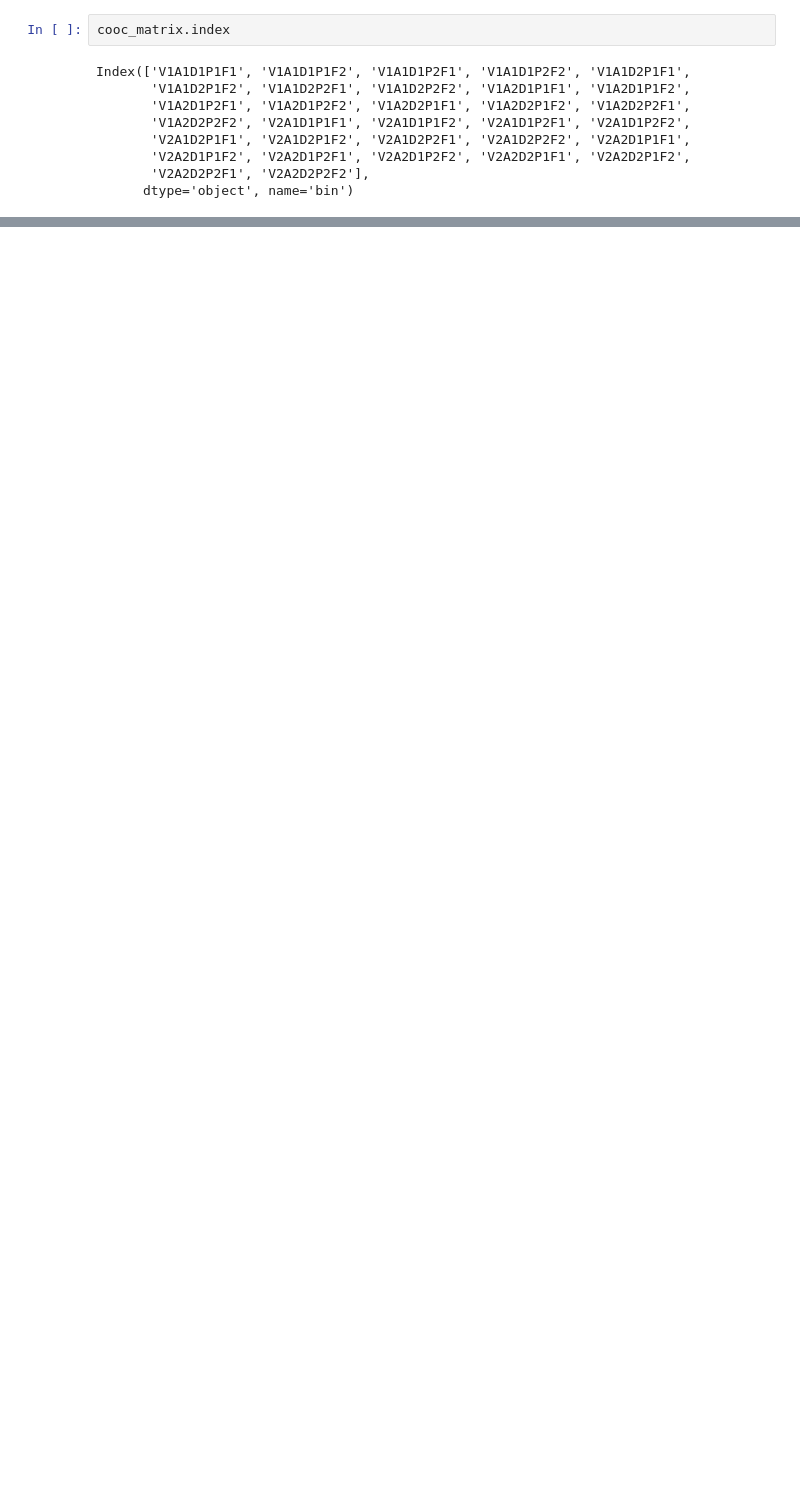
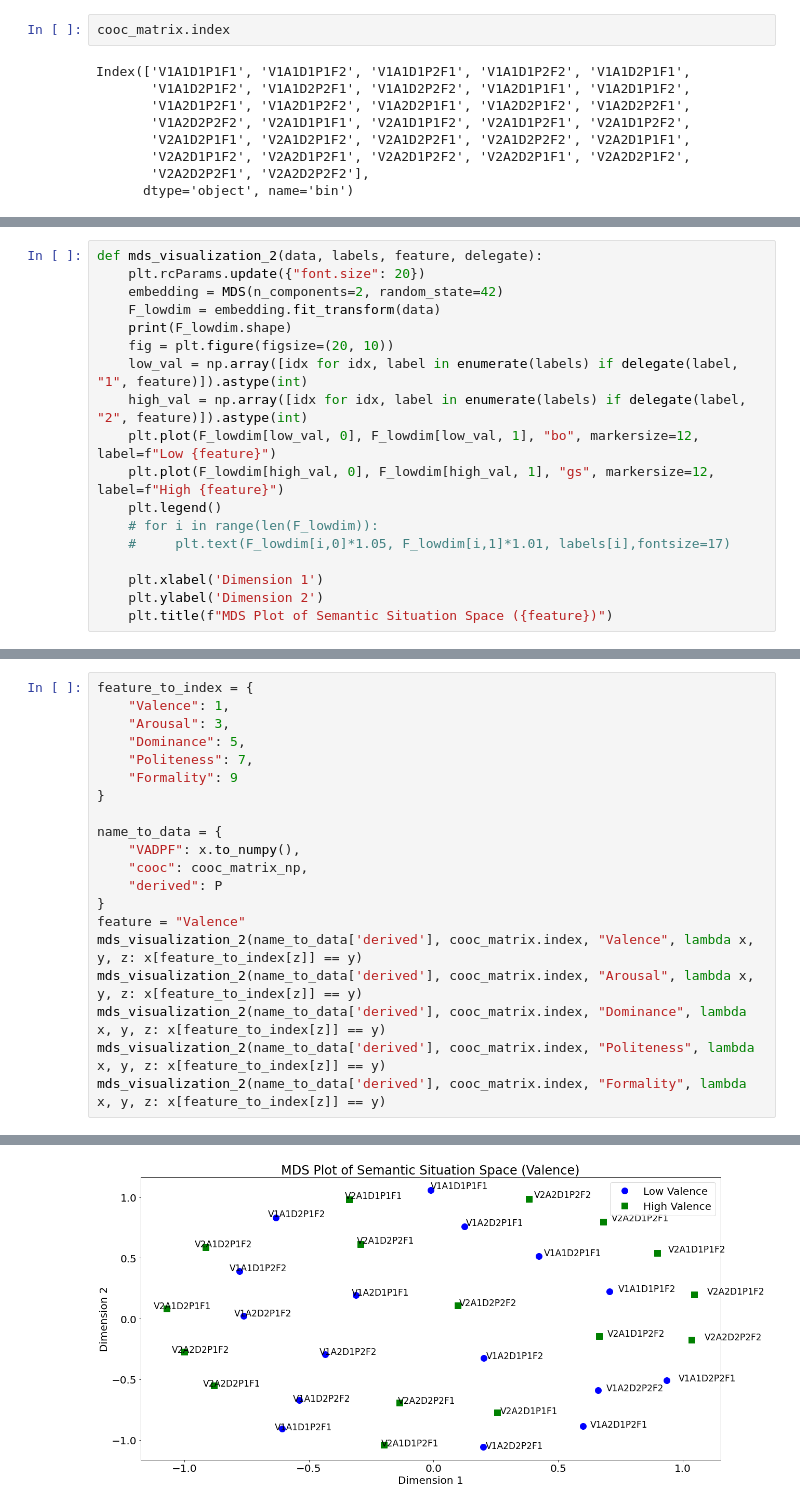
Before and after one commit to jaikaggarwal/stancetaking, a Jupyter notebook: semantic_space/test_clustering.ipynb, the cells around one changed output, grey strips where cells are left out. Saved outputs shown, nothing was run; the diff lists cells and outputs as text; blank space fills up the shorter version.

```diff
--- a/semantic_space/test_clustering.ipynb
+++ b/semantic_space/test_clustering.ipynb
@@ -136,0 +212,18 @@ for x, y, label in zip(P[:, 0], P[:, 1], cooc_matrix.index):
+# %%
+def mds_visualization_2(data, labels, feature, delegate):
+    plt.rcParams.update({"font.size": 20})
+    embedding = MDS(n_components=2, random_state=42)
+    F_lowdim = embedding.fit_transform(data)
+    print(F_lowdim.shape)
+    fig = plt.figure(figsize=(20, 10))
+    low_val = np.array([idx for idx, label in enumerate(labels) if delegate(label, "1", feature)]).astype(int)
+    high_val = np.array([idx for idx, label in enumerate(labels) if delegate(label, "2", feature)]).astype(int)
+    plt.plot(F_lowdim[low_val, 0], F_lowdim[low_val, 1], "bo", markersize=12, label=f"Low {feature}")
+    plt.plot(F_lowdim[high_val, 0], F_lowdim[high_val, 1], "gs", markersize=12, label=f"High {feature}")
+    plt.legend()
+    # for i in range(len(F_lowdim)):
+    #     plt.text(F_lowdim[i,0]*1.05, F_lowdim[i,1]*1.01, labels[i],fontsize=17)
+
+    plt.xlabel('Dimension 1')
+    plt.ylabel('Dimension 2')
+    plt.title(f"MDS Plot of Semantic Situation Space ({feature})")
@@ -136,0 +253,21 @@ for x, y, label in zip(P[:, 0], P[:, 1], cooc_matrix.index):
+# %%
+feature_to_index = {
+    "Valence": 1,
+    "Arousal": 3,
+    "Dominance": 5,
+    "Politeness": 7,
+    "Formality": 9
+}
+
+name_to_data = {
+    "VADPF": x.to_numpy(),
+    "cooc": cooc_matrix_np,
+    "derived": P
+}
+feature = "Valence"
+mds_visualization_2(name_to_data['derived'], cooc_matrix.index, "Valence", lambda x, y, z: x[feature_to_index[z]] == y)
+mds_visualization_2(name_to_data['derived'], cooc_matrix.index, "Arousal", lambda x, y, z: x[feature_to_index[z]] == y)
+mds_visualization_2(name_to_data['derived'], cooc_matrix.index, "Dominance", lambda x, y, z: x[feature_to_index[z]] == y)
+mds_visualization_2(name_to_data['derived'], cooc_matrix.index, "Politeness", lambda x, y, z: x[feature_to_index[z]] == y)
+mds_visualization_2(name_to_data['derived'], cooc_matrix.index, "Formality", lambda x, y, z: x[feature_to_index[z]] == y)
+# %% [output]
@@ -136,0 +279 @@ for x, y, label in zip(P[:, 0], P[:, 1], cooc_matrix.index):
+[figure, added]
```
Also changed, not shown: parts of 38 cells of this notebook, 10 other files.
